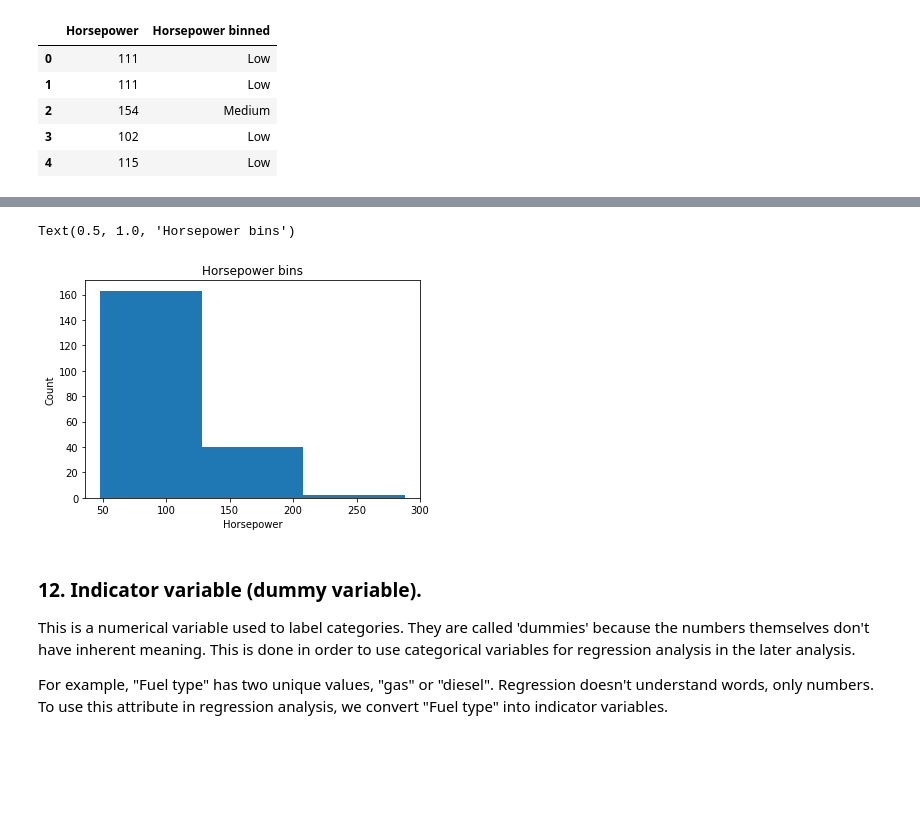
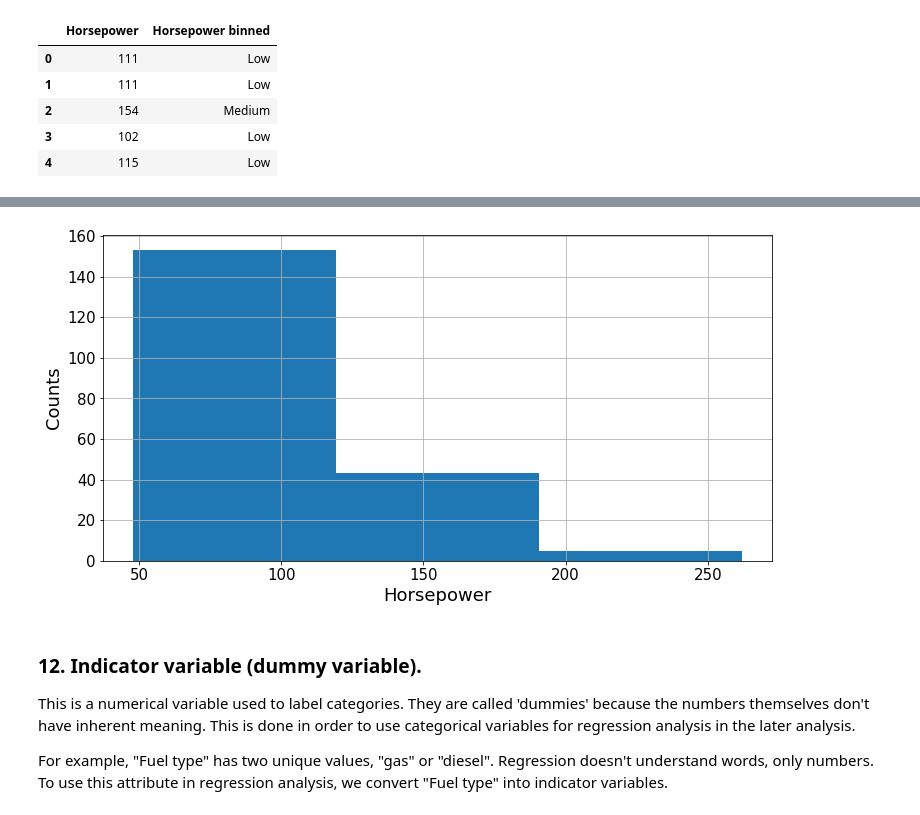
Before and after one commit to ABF1987/DataScience_CheatSheet, a Jupyter notebook: Cleaning_data.ipynb, the cells around one changed output, grey strips where cells are left out. Drawn from its saved outputs; the diff is of its cells as text; code cells hidden in the pictures; blank space fills up the shorter version.

```diff
--- a/Cleaning_data.ipynb
+++ b/Cleaning_data.ipynb
@@ -113,6 +111,9 @@ df.tail(5)
 duplicated_rows_df = df[df.duplicated()]
 print("Number of duplicate rows: ", duplicated_rows_df.shape)
 df = df.drop_duplicates()
+
+# Reset index, because we droped rows
+df.reset_index(drop=True, inplace=True)
 # %% [output]
 Number of duplicate rows:  (0, 26)
 # %% [markdown]
@@ -311,4 +317,4 @@ df["Doors"].replace(np.nan, most_frecuent, inplace=True)
 **Reason:** If price is what we want to predict, any data entry without price data cannot be used for prediction.
 # %%
 # Drop rows without cars price
-df.dropna(subset=["Price"], axis=0)
+df.dropna(subset=["Price"], axis=0, inplace=True)
@@ -415,7 +427,8 @@ This is the process of transforming values of several variables into a similar r
   * The variable range from 0 to 1.
 # %%
 # Example: replace (original value) by (original value)/(maximum value)
-df['Engine size'] = df['Engine size']/df['Engine size'].max()
+max_engine_size = df['Engine size'].max()
+df['Engine size'] = df['Engine size']/max_engine_size
 df.head()
 # %% [output]
 |  | Make | Fuel type | Doors | Body style | Num of cylinders | Engine size | Compression ratio | Horsepower | ... |
@@ -430,8 +443,8 @@ df.head()
 This is a process of transforming continuous numerical variables into discrete categorical 'bins', for grouped analysis. For example, if we only care about the price difference between cars with high, medium, and little horsepower we can we rearrange them into three ‘bins' to simplify analysis.
 # %%
 # Create 3 bins of equal size bandwidth.
-bins = np.linspace(min(df["Horsepower"]), max(df["Horsepower"]), 4)
 group_names = ['Low', 'Medium', 'High']
+bins = np.linspace(min(df["Horsepower"]), max(df["Horsepower"]), len(group_names)+1)
 df['Horsepower binned'] = pd.cut(df['Horsepower'], bins, labels=group_names, include_lowest=True )
 df[['Horsepower','Horsepower binned']].head()
 # %% [output]
@@ -459,12 +474,14 @@ Text(0.5, 1.0, 'Horsepower bins')
 # %%
 # draw historgram of attribute "horsepower" with bins = 3
-plt.hist(df["Horsepower"], bins = 3)
-plt.xlabel("Horsepower")
-plt.ylabel("Count")
-plt.title("Horsepower bins")
+fig, ax = plt.subplots(figsize=(12, 6))
+ax.hist(df["Horsepower"], bins = 3)
+ax.set_xlabel(r"Horsepower", fontsize=18)
+ax.set_ylabel(r"Counts", fontsize=18)
+ax.tick_params(labelsize=15)
+ax.axis("tight")
+ax.grid(True)
 # %% [output]
-Text(0.5, 1.0, 'Horsepower bins')
-[figure, old version]
+[figure, new version]
 # %% [markdown]
 ### 12. Indicator variable (dummy variable).
 
```
Also changed, not shown: parts of 24 cells of this notebook.
